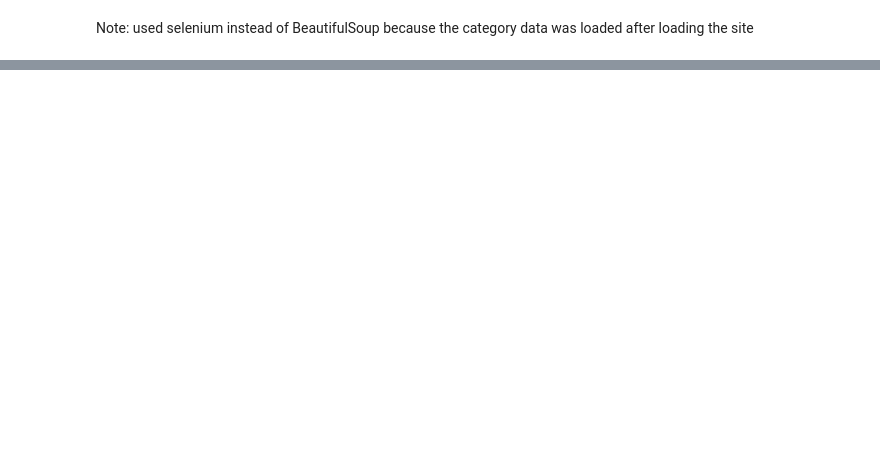
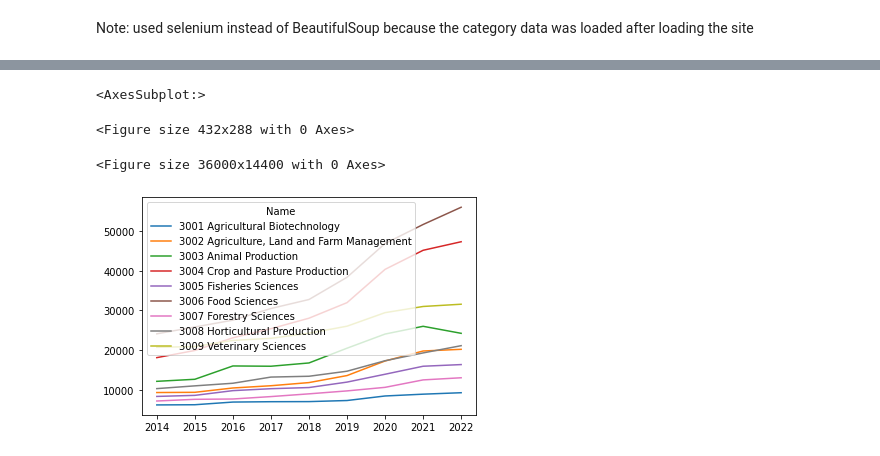
Before and after one commit to yying1/Py_personal, a Jupyter notebook: Learning/Other/Analyze Research Publication Data to Identify Trends.ipynb, the cells around one changed output, grey strips where cells are left out. Cells and saved outputs as stored; diff of their text form; code cells hidden in the pictures; blank space fills up the shorter version.

Commit message:
Start analyzing research publication data

```diff
--- a/Learning/Other/Analyze Research Publication Data to Identify Trends.ipynb
+++ b/Learning/Other/Analyze Research Publication Data to Identify Trends.ipynb
@@ -78,5 +79,14 @@ with open('research_data.pkl', 'rb') as fp:
     research_data = pickle.load(fp)
 # %%
 driver.close()
+# %%
+import pandas as pd
+df_data = pd.DataFrame(columns = ['Code', 'Name', 2014, 2015,2016,2017,2018,2019,2020,2021,2022,2023])
 # %%
-research_data
+for key,value in research_data.items():
+    value_data = { int(k):int(v.replace(",","")) for k,v in value.items() }
+    code = int(key.split()[0])
+    df = pd.DataFrame([value_data])
+    df['Code'] = code
+    df['Name'] = key
+    df_data = pd.concat([df_data,df],ignore_index=True)
@@ -82,0 +109,12 @@ research_data
+# %%
+import matplotlib.pyplot as plt
+plt.figure()
+plt.figure(figsize=(500,200))
+df_plot = df_data[(df_data['Code'].astype(str).str.len() == 4) & (df_data['Code'].astype(str).str.startswith("30"))].set_index("Name")
+df_plot = df_plot.iloc[:, 1:-1]
+df_plot.T.plot()
+# %% [output]
+<AxesSubplot:>
+<Figure size 432x288 with 0 Axes>
+<Figure size 36000x14400 with 0 Axes>
+[figure, added]
```
Also changed, not shown: parts of 6 cells of this notebook.
